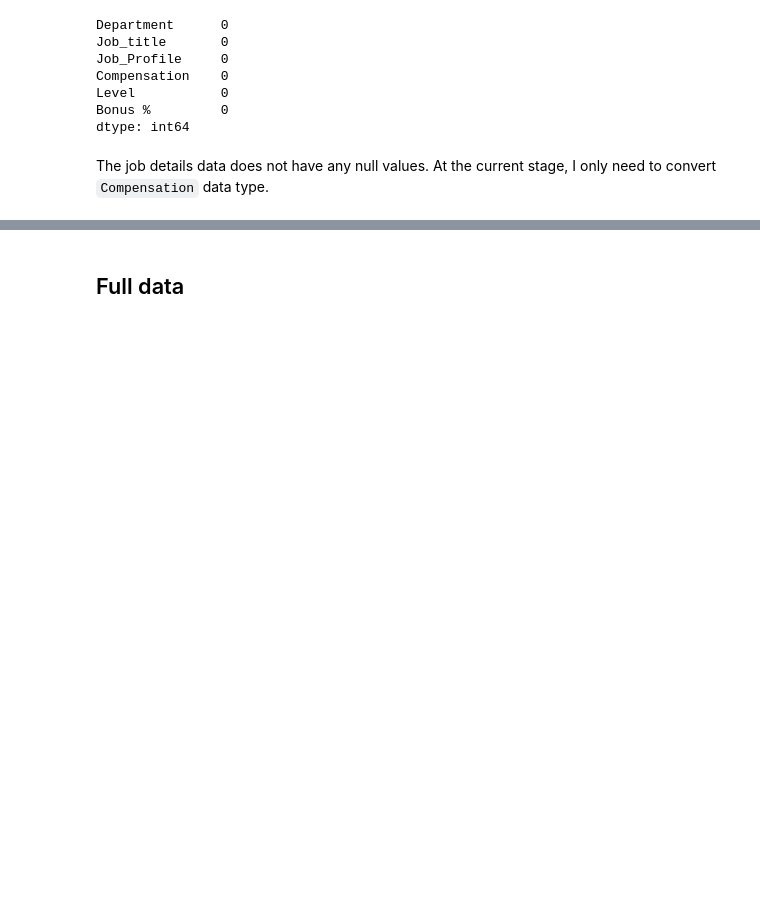
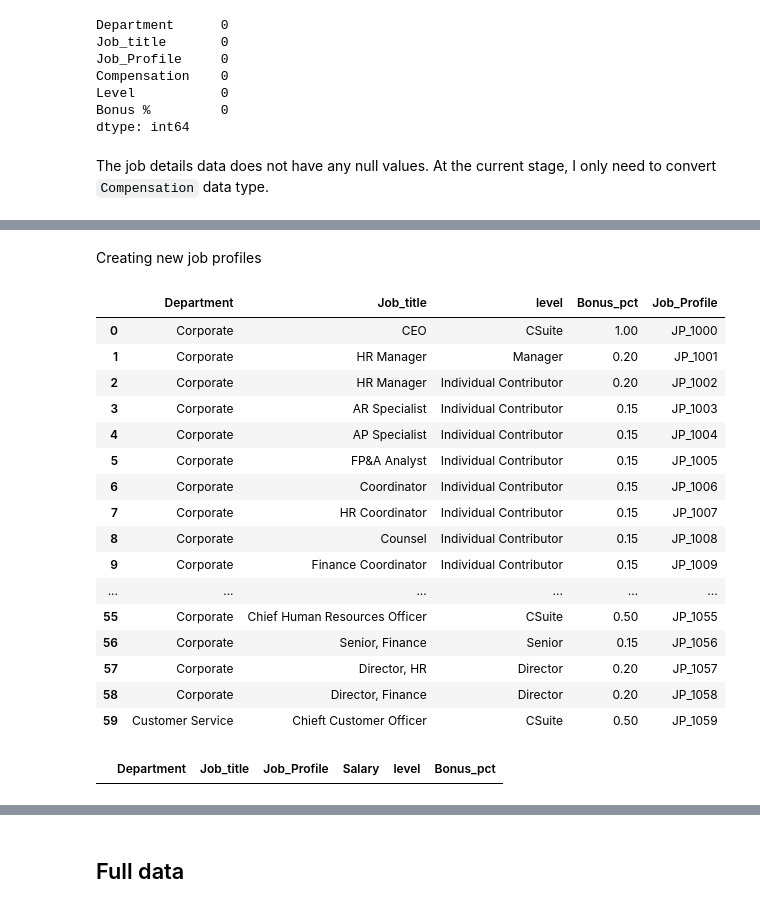
Before and after one commit to BrianLoe/ETL-and-DataViz, a Jupyter notebook: human_resource/HR/ETL phase.ipynb, the cells around one changed output, grey strips where cells are left out. Saved outputs shown, nothing was run; the diff lists cells and outputs as text; code cells hidden in the pictures; blank space fills up the shorter version.

```diff
--- a/human_resource/HR/ETL phase.ipynb
+++ b/human_resource/HR/ETL phase.ipynb
@@ -222,0 +259,28 @@ The job details data does not have any null values. At the current stage, I only
+# %% [markdown]
+Creating new job profiles
+# %%
+job_copy.drop('Job_Profile',axis=1, inplace=True)
+job_copy['Job_Profile']=['JP_'+str(i) for i in range(1000,1000+job_copy.shape[0])]
+job_copy
+# %% [output]
+|  | Department | Job_title | level | Bonus_pct | Job_Profile |
+| 0 | Corporate | CEO | CSuite | 1.00 | JP_1000 |
+| 1 | Corporate | HR Manager | Manager | 0.20 | JP_1001 |
+| 2 | Corporate | HR Manager | Individual Contributor | 0.20 | JP_1002 |
+| 3 | Corporate | AR Specialist | Individual Contributor | 0.15 | JP_1003 |
+| 4 | Corporate | AP Specialist | Individual Contributor | 0.15 | JP_1004 |
+| 5 | Corporate | FP&A Analyst | Individual Contributor | 0.15 | JP_1005 |
+| 6 | Corporate | Coordinator | Individual Contributor | 0.15 | JP_1006 |
+| 7 | Corporate | HR Coordinator | Individual Contributor | 0.15 | JP_1007 |
+| 8 | Corporate | Counsel | Individual Contributor | 0.15 | JP_1008 |
+| 9 | Corporate | Finance Coordinator | Individual Contributor | 0.15 | JP_1009 |
+| ... | ... | ... | ... | ... | ... |
+| 55 | Corporate | Chief Human Resources Officer | CSuite | 0.50 | JP_1055 |
+| 56 | Corporate | Senior, Finance | Senior | 0.15 | JP_1056 |
+| 57 | Corporate | Director, HR | Director | 0.20 | JP_1057 |
+| 58 | Corporate | Director, Finance | Director | 0.20 | JP_1058 |
+| 59 | Customer Service | Chieft Customer Officer | CSuite | 0.50 | JP_1059 |
+# %%
+job_data[job_data.duplicated(subset='Job_Profile')] # Check if there are still duplicates
+# %% [output]
+|  | Department | Job_title | Job_Profile | Salary | level | Bonus_pct |
```
Also changed, not shown: parts of 32 cells of this notebook, 3 other files.
